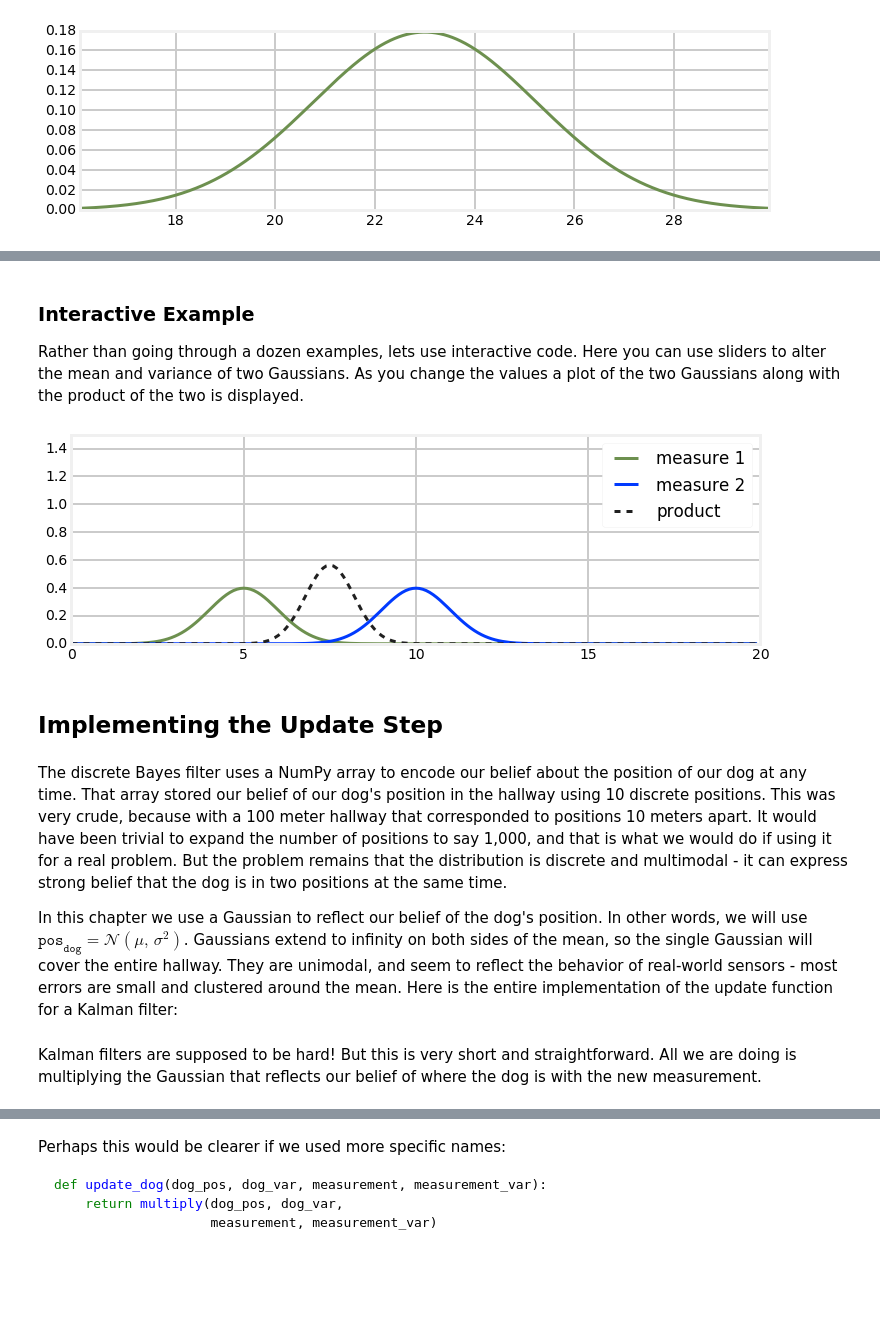
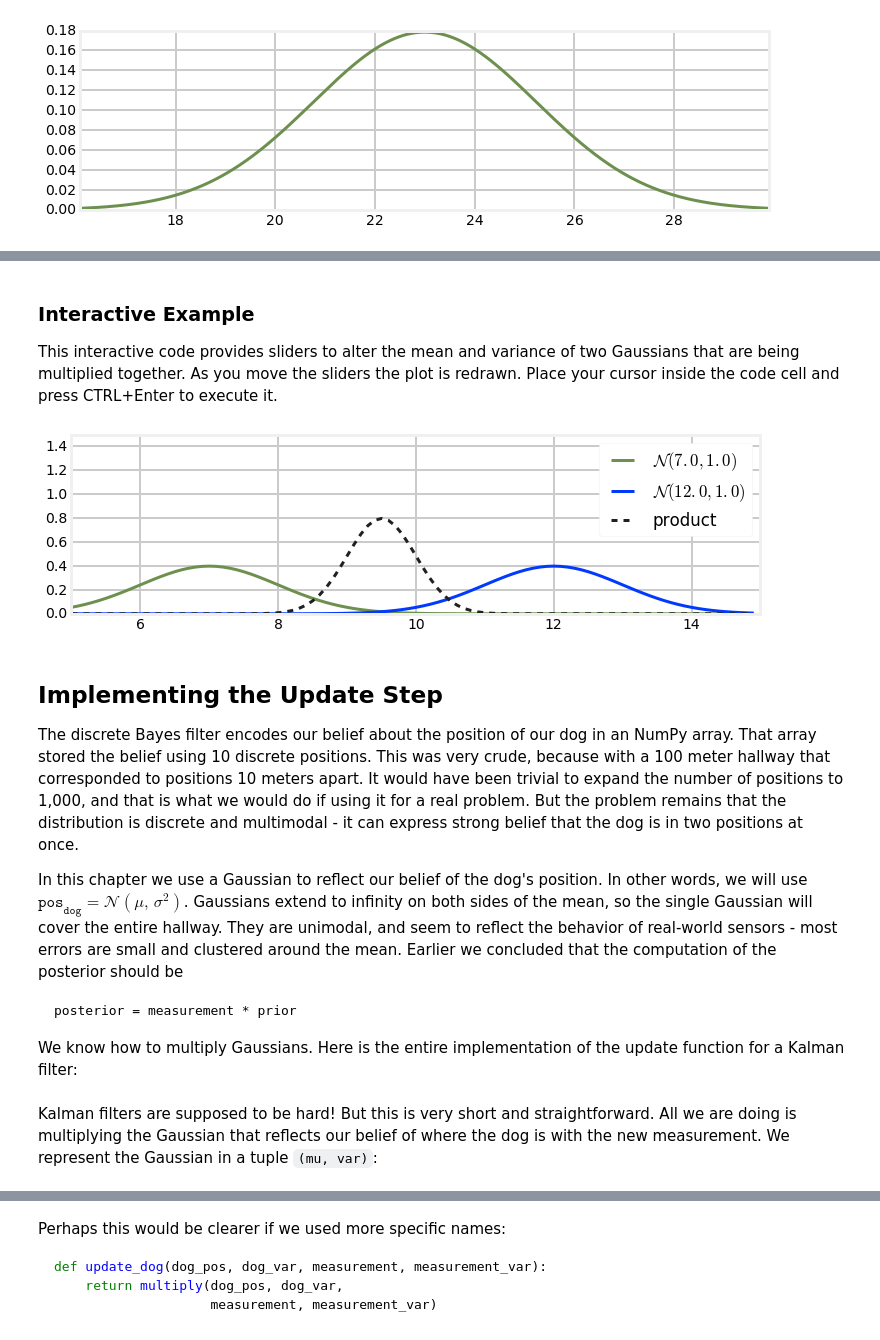
Before and after one commit to rlabbe/Kalman-and-Bayesian-Filters-in-Python, a Jupyter notebook: 04-One-Dimensional-Kalman-Filters.ipynb, the cells around one changed output, grey strips where cells are left out. Saved outputs shown, nothing was run; the diff lists cells and outputs as text; code cells hidden in the pictures; blank space fills up the shorter version.

````diff
--- a/04-One-Dimensional-Kalman-Filters.ipynb
+++ b/04-One-Dimensional-Kalman-Filters.ipynb
@@ -324,16 +313,0 @@ One final test of your intuition. What if the two measurements are widely separa
-# %%
-xs = np.arange(0, 60, 0.1)
-
-mean1, var1 = 10, 5
-mean2, var2 = 50, 5
-mean, var = multiply(mean1, var1, mean2, var2)
-
-ys = [stats.gaussian(x, mean1, var1) for x in xs]
-plt.plot(xs, ys, label='measure 1')
-
-ys = [stats.gaussian(x, mean2, var2) for x in xs]
-plt.plot(xs, ys, label='measure 2')
-
-ys = [stats.gaussian(x, mean, var) for x in xs]
-plt.plot(xs, ys, label='product', ls='--')
-plt.legend();
@@ -382,35 +314,40 @@ This again fits our physical intuition of favoring the second, accurate scale ov
-# %% [markdown]
-### Interactive Example
-
-Rather than going through a dozen examples, lets use interactive code. Here you can use sliders to alter the mean and variance of two Gaussians. As you change the values a plot of the two Gaussians along with the product of the two is displayed.
+# %% [markdown]
+### Interactive Example
+
+This interactive code provides sliders to alter the mean and variance of two Gaussians that are being multiplied together. As you move the sliders the plot is redrawn. Place your cursor inside the code cell and press CTRL+Enter to execute it.
 # %%
-from IPython.html.widgets import interact, interactive, fixed
-from IPython.html.widgets import FloatSlider
+from IPython.html.widgets import interact
 
 def plot_products(mu_1, mu_2, var_1, var_2):
-    xs = np.arange(0, 20, min(var_1, var_2)/10)
-    ys = [stats.gaussian(x, mu_1, var_1) for x in xs]
-    plt.plot(xs, ys, label='measure 1')
+    xs = np.arange(5, 15, .1)
+    ys = stats.norm.pdf(xs, mu_1, var_1)
+    plt.plot(xs, ys,
+             label='$\mathcal{N}'+'({:.1f},{:.1f})$'.format(mu_1, var_1))
 
-    ys = [stats.gaussian(x, mu_2, var_2) for x in xs]
-    plt.plot(xs, ys, label='measure 2')
+    ys = stats.norm.pdf(xs, mu_2, var_2)
+    plt.plot(xs, ys,
+             label='$\mathcal{N}'+'({:.1f},{:.1f})$'.format(mu_2, var_2))
 
     mean, var = multiply(mu_1, var_1, mu_2, var_2)
-    ys = [stats.gaussian(x, mean, var) for x in xs]
+    ys = stats.norm.pdf(xs, mean, var)
     plt.plot(xs, ys, label='product', ls='--')
-    plt.ylim(0, 1.5)
+    plt.xlim(5, 15);plt.ylim(0, 1.5)
     plt.legend();
 
 interact(plot_products,
-         mu_1=FloatSlider(value=5, min=0., max=15),
-         mu_2=FloatSlider(value=10, min=0., max=15),
-         var_1=FloatSlider(value=1, min=.1, max=5.),
-         var_2=FloatSlider(value=1, min=.1, max=5.));
+         mu_1=(5, 10., .5), mu_2=(10, 15, .5),
+         var_1=(.1, 2, .1), var_2=(.1, 2, .1));
 # %% [output]
-[figure, old version]
+[figure, new version]
-# %% [markdown]
-## Implementing the Update Step
 # %% [markdown]
-The discrete Bayes filter uses a NumPy array to encode our belief about the position of our dog at any time. That array stored our belief of our dog's position in the hallway using 10 discrete positions. This was very crude, because with a 100 meter hallway that corresponded to positions 10 meters apart. It would have been trivial to expand the number of positions to say 1,000, and that is what we would do if using it for a real problem. But the problem remains that the distribution is discrete and multimodal - it can express strong belief that the dog is in two positions at the same time.
+## Implementing the Update Step
 
-In this chapter we use a Gaussian to reflect our belief of the dog's position. In other words, we will use $\mathtt{pos}_{\mathtt{dog}} = \mathcal{N}(\mu,\, \sigma^2)$. Gaussians extend to infinity on both sides of the mean, so the single Gaussian will cover the entire hallway. They are unimodal, and seem to reflect the behavior of real-world sensors - most errors are small and clustered around the mean. Here is the entire implementation of the update function for a Kalman filter:
+The discrete Bayes filter  encodes our belief about the position of our dog in an NumPy array. That array stored the belief using 10 discrete positions. This was very crude, because with a 100 meter hallway that corresponded to positions 10 meters apart. It would have been trivial to expand the number of positions to 1,000, and that is what we would do if using it for a real problem. But the problem remains that the distribution is discrete and multimodal - it can express strong belief that the dog is in two positions at once.
+
+In this chapter we use a Gaussian to reflect our belief of the dog's position. In other words, we will use $\mathtt{pos}_{\mathtt{dog}} = \mathcal{N}(\mu,\, \sigma^2)$. Gaussians extend to infinity on both sides of the mean, so the single Gaussian will cover the entire hallway. They are unimodal, and seem to reflect the behavior of real-world sensors - most errors are small and clustered around the mean. Earlier we concluded that the computation of the posterior should be
+
+```python
+posterior = measurement * prior
+```
+
+We know how to multiply Gaussians. Here is the entire implementation of the update function for a Kalman filter:
@@ -420,2 +360,2 @@ def update(mean, var, measurement, measurement_var):
 # %% [markdown]
-Kalman filters are supposed to be hard! But this is very short and straightforward. All we are doing is multiplying the Gaussian that reflects our belief of where the dog is with the new measurement.
+Kalman filters are supposed to be hard! But this is very short and straightforward. All we are doing is multiplying the Gaussian that reflects our belief of where the dog is with the new measurement. We represent the Gaussian in a tuple `(mu, var)`:
````
Also changed, not shown: parts of 122 cells of this notebook, 2 other files.
